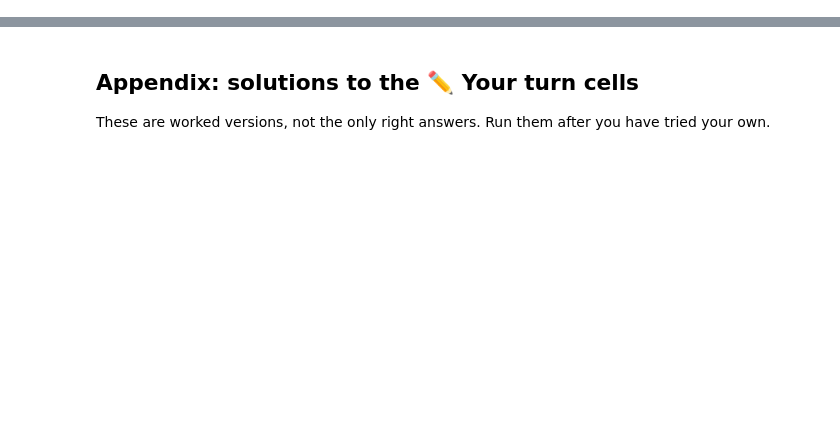
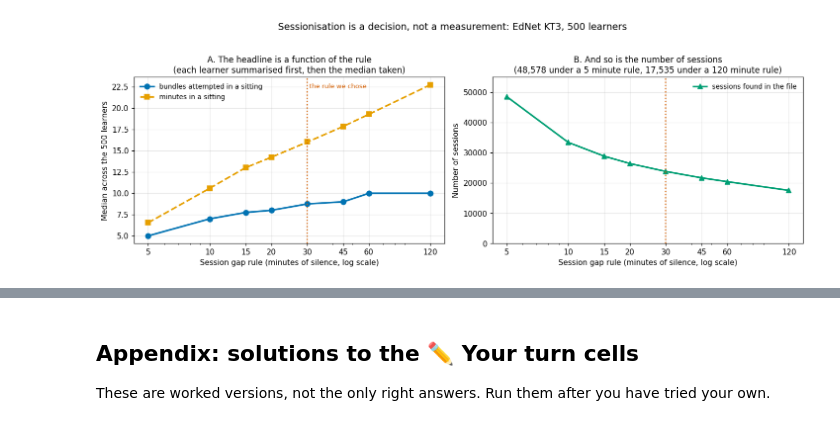
Before and after one commit to HakeoungLee/edis8100-teaching-learning-analytics, a Jupyter notebook: week07-srl-traces-lab/week07_srl_traces_lab.ipynb, the cells around one changed output, grey strips where cells are left out. Cells and saved outputs as stored; diff of their text form; code cells hidden in the pictures; blank space fills up the shorter version.

```diff
--- a/week07-srl-traces-lab/week07_srl_traces_lab.ipynb
+++ b/week07-srl-traces-lab/week07_srl_traces_lab.ipynb
@@ -1659,0 +665,66 @@ Checklist for tonight:
+# %%
+rows = []
+for m in [5, 10, 15, 20, 30, 45, 60, 120]:
+    _, s = sessionise(m)
+    pl = s.groupby('user_id').agg(n=('n_actions', 'size'),
+                                  a=('n_actions', 'median'),
+                                  mi=('minutes', 'median'),
+                                  b=('bundles', 'median'))
+    rows.append({'gap rule (min)': m,
+                 'sessions in file': len(s),
+                 'median sessions per learner': pl['n'].median(),
+                 'median actions per session': pl['a'].median(),
+                 'median minutes per session': round(pl['mi'].median(), 2),
+                 'HEADLINE bundles per sitting': pl['b'].median(),
+                 '% sessions of one action': round((s['n_actions'] == 1).mean() * 100, 1)})
+sensitivity = pd.DataFrame(rows).set_index('gap rule (min)')
+print('SENSITIVITY OF THE HEADLINE TO THE SESSION RULE')
+print(sensitivity.to_string())
+print()
+h = sensitivity['HEADLINE bundles per sitting']
+print('The headline "a typical sitting is about %.1f bundles" moves from %.1f to %.1f'
+      % (h.loc[30], h.min(), h.max()))
+print('across defensible rules, a factor of %.1f. The minutes figure moves from %.1f to %.1f,'
+      % (h.max() / h.min(), sensitivity['median minutes per session'].min(),
+         sensitivity['median minutes per session'].max()))
+print('a factor of %.1f. Nothing about the learners changed between those rows.'
+      % (sensitivity['median minutes per session'].max()
+         / sensitivity['median minutes per session'].min()))
+
+fig, axes = plt.subplots(1, 2, figsize=(13.2, 4.5))
+x = sensitivity.index.values
+
+ax = axes[0]
+ax.plot(x, sensitivity['HEADLINE bundles per sitting'], marker='o', color=BLUE,
+        linewidth=2.2, markersize=7, label='bundles attempted in a sitting')
+ax.plot(x, sensitivity['median minutes per session'], marker='s', color=ORANGE,
+        linewidth=2.2, markersize=7, linestyle='--', label='minutes in a sitting')
+ax.axvline(30, color=VERMILLION, linestyle=':', linewidth=1.6)
+ax.text(30, ax.get_ylim()[1] * 0.97, ' the rule we chose', fontsize=8.5,
+        color=VERMILLION, va='top')
+ax.set_xscale('log')
+ax.set_xticks(x)
+ax.set_xticklabels([str(v) for v in x])
+ax.set_xlabel('Session gap rule (minutes of silence, log scale)')
+ax.set_ylabel('Median across the 500 learners')
+ax.set_title('A. The headline is a function of the rule\n(each learner summarised first, then the median taken)')
+ax.legend(frameon=False, fontsize=9)
+
+ax = axes[1]
+ax.plot(x, sensitivity['sessions in file'], marker='^', color=GREEN, linewidth=2.2,
+        markersize=7, label='sessions found in the file')
+ax.axvline(30, color=VERMILLION, linestyle=':', linewidth=1.6)
+ax.set_xscale('log')
+ax.set_xticks(x)
+ax.set_xticklabels([str(v) for v in x])
+ax.set_xlabel('Session gap rule (minutes of silence, log scale)')
+ax.set_ylabel('Number of sessions')
+ax.set_ylim(0, 55000)
+ax.set_title('B. And so is the number of sessions\n(48,578 under a 5 minute rule, 17,535 under a 120 minute rule)')
+ax.legend(frameon=False, fontsize=9)
+
+fig.suptitle('Sessionisation is a decision, not a measurement: EdNet KT3, 500 learners',
+             fontsize=12.5, y=1.03)
+plt.tight_layout()
+plt.show()
+# %% [output]
@@ -1659,0 +746 @@ Checklist for tonight:
+[figure, added]
```
Also changed, not shown: parts of 129 cells of this notebook, 9 other files.
